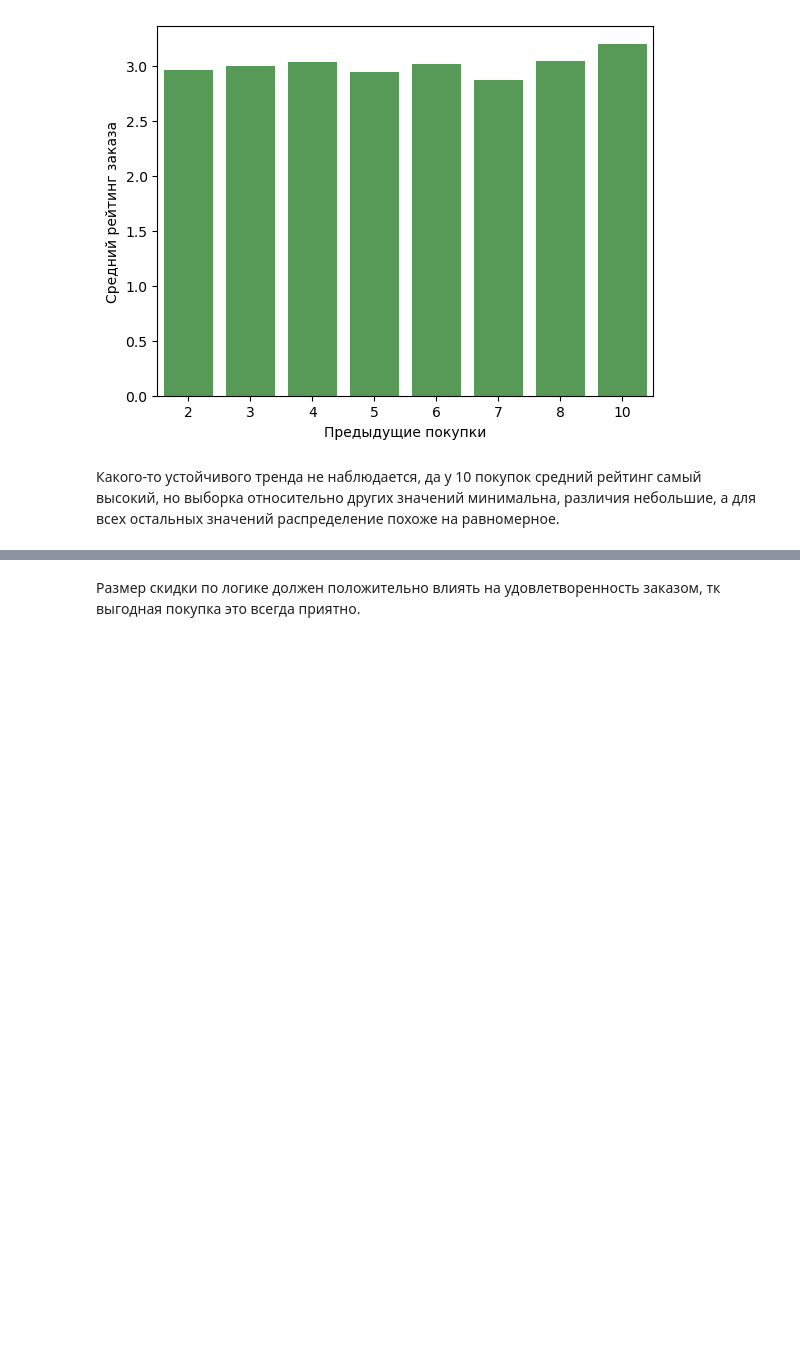
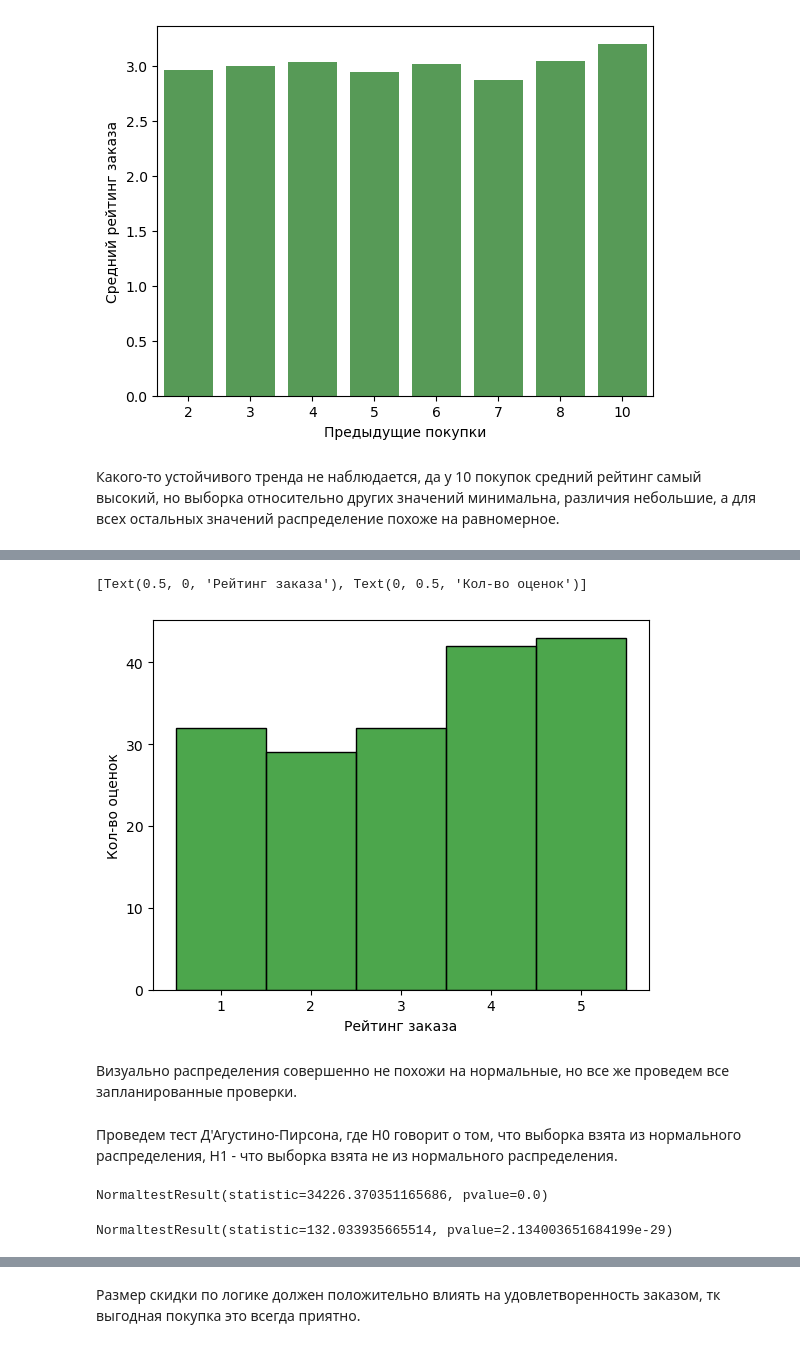
Before and after one commit to DmitriyRys/e_commerce_delivery, a Jupyter notebook: shipping_ecommerce_analysis.ipynb, the cells around one changed output, grey strips where cells are left out. Saved outputs shown, nothing was run; the diff lists cells and outputs as text; code cells hidden in the pictures; blank space fills up the shorter version.

```diff
--- a/shipping_ecommerce_analysis.ipynb
+++ b/shipping_ecommerce_analysis.ipynb
@@ -470,0 +494,21 @@ purchases_rating_bp.set(xlabel='Предыдущие покупки',
+# %%
+purchases_top_hist = create_hist(purchases_top)
+purchases_top_hist.set(xlabel='Рейтинг заказа',
+                       ylabel='Кол-во оценок')
+# %% [output]
+[Text(0.5, 0, 'Рейтинг заказа'), Text(0, 0.5, 'Кол-во оценок')]
+[figure, added]
+# %% [markdown]
+Визуально распределения совершенно не похожи на нормальные, но все же проведем все запланированные проверки.
+# %% [markdown]
+Проведем тест Д'Агустино-Пирсона, где Н0 говорит о том, что выборка взята из нормального распределения, Н1 - что выборка взята не из нормального распределения.
+# %%
+# тест Д'Агустино-Пирсона
+
+ss.normaltest(purchases_descent)
+# %% [output]
+NormaltestResult(statistic=34226.370351165686, pvalue=0.0)
+# %%
+ss.normaltest(purchases_top)
+# %% [output]
+NormaltestResult(statistic=132.033935665514, pvalue=2.134003651684199e-29)
```
Also changed, not shown: parts of 23 cells of this notebook.
